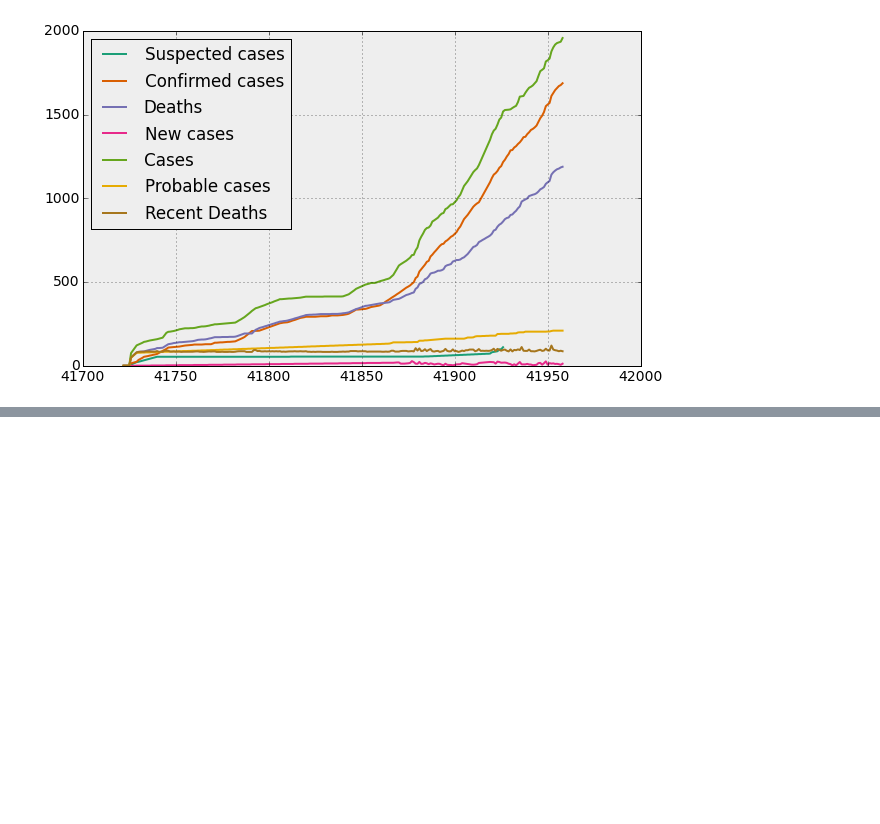
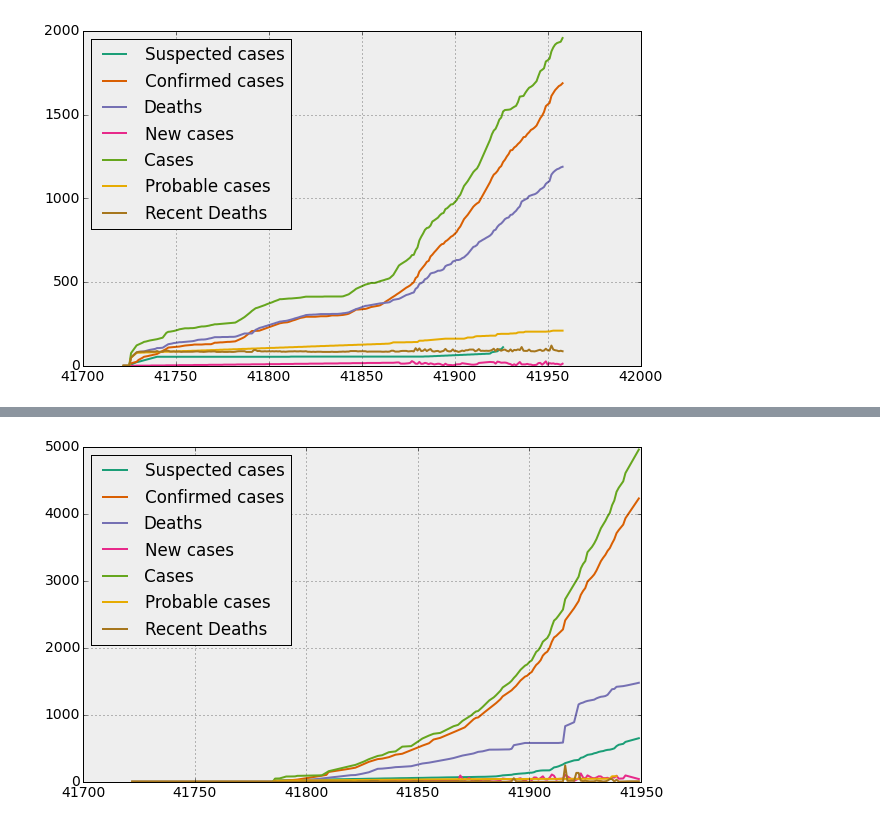
Before and after one commit to gsabran/data-science-project, a Jupyter notebook: code/timeseries.ipynb, the cells around one changed output, grey strips where cells are left out. Cells and saved outputs as stored; diff of their text form; code cells hidden in the pictures; blank space fills up the shorter version.

```diff
--- a/code/timeseries.ipynb
+++ b/code/timeseries.ipynb
@@ -380,0 +400,4 @@ Kurtosis:                      18.131   Cond. No.                         23.1
+# %%
+plot('SL', 0)
+# %% [output]
+[figure, added]
```
Also changed, not shown: parts of 3 cells of this notebook, 1 other file.
